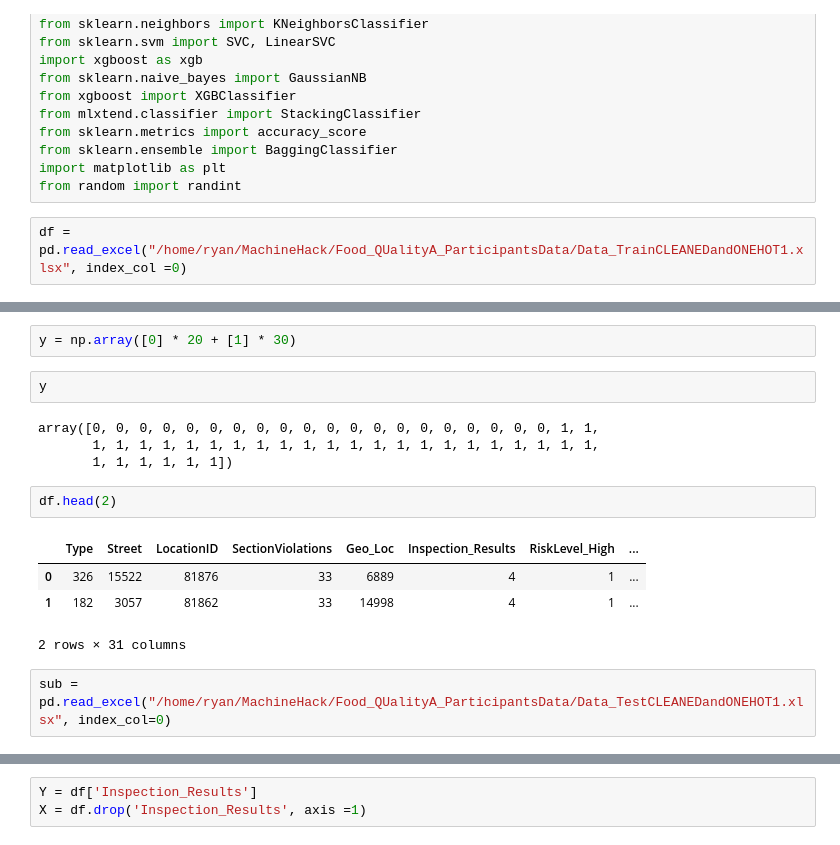
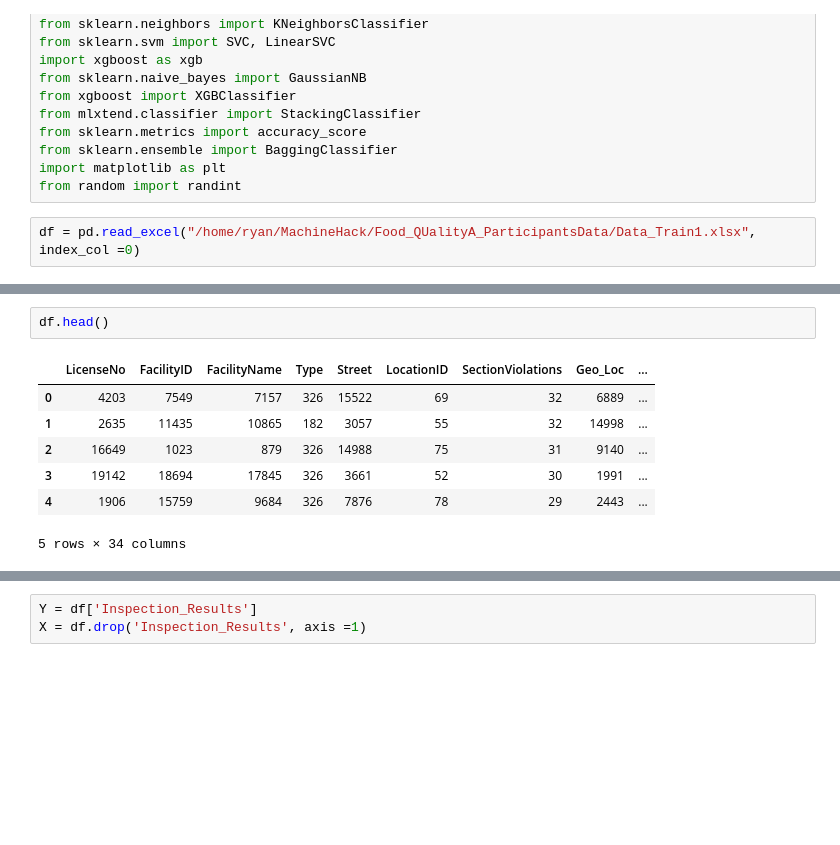
Before and after one commit to DataSenseiAryan/MachineHackFoodQuality, a Jupyter notebook: Food_QUalityA_ParticipantsData/MHFOOD4Stacking.ipynb, the cells around one changed output, grey strips where cells are left out. Saved outputs shown, nothing was run; the diff lists cells and outputs as text; blank space fills up the shorter version.

```diff
--- a/Food_QUalityA_ParticipantsData/MHFOOD4Stacking.ipynb
+++ b/Food_QUalityA_ParticipantsData/MHFOOD4Stacking.ipynb
@@ -19,4 +19,4 @@ from sklearn.ensemble import BaggingClassifier
 import matplotlib as plt
 from random import randint
 # %%
-df = pd.read_excel("/home/ryan/MachineHack/Food_QUalityA_ParticipantsData/Data_TrainCLEANEDandONEHOT1.xlsx", index_col =0)
+df = pd.read_excel("/home/ryan/MachineHack/Food_QUalityA_ParticipantsData/Data_Train1.xlsx", index_col =0)
@@ -30,17 +23,10 @@ X[:, 2] = rng.randint(3, size=n_samples)
-# %%
-y = np.array([0] * 20 + [1] * 30)
-# %%
-y
-# %% [output]
-array([0, 0, 0, 0, 0, 0, 0, 0, 0, 0, 0, 0, 0, 0, 0, 0, 0, 0, 0, 0, 1, 1,
-       1, 1, 1, 1, 1, 1, 1, 1, 1, 1, 1, 1, 1, 1, 1, 1, 1, 1, 1, 1, 1, 1,
-       1, 1, 1, 1, 1, 1])
 # %%
-df.head(2)
+df.head()
 # %% [output]
-|  | Type | Street | LocationID | SectionViolations | Geo_Loc | Inspection_Results | RiskLevel_High | ... |
-| 0 | 326 | 15522 | 81876 | 33 | 6889 | 4 | 1 | ... |
-| 1 | 182 | 3057 | 81862 | 33 | 14998 | 4 | 1 | ... |
+|  | LicenseNo | FacilityID | FacilityName | Type | Street | LocationID | SectionViolations | Geo_Loc | ... |
+| 0 | 4203 | 7549 | 7157 | 326 | 15522 | 69 | 32 | 6889 | ... |
+| 1 | 2635 | 11435 | 10865 | 182 | 3057 | 55 | 32 | 14998 | ... |
+| 2 | 16649 | 1023 | 879 | 326 | 14988 | 75 | 31 | 9140 | ... |
+| 3 | 19142 | 18694 | 17845 | 326 | 3661 | 52 | 30 | 1991 | ... |
+| 4 | 1906 | 15759 | 9684 | 326 | 7876 | 78 | 29 | 2443 | ... |
-2 rows × 31 columns
+5 rows × 34 columns
-# %%
-sub = pd.read_excel("/home/ryan/MachineHack/Food_QUalityA_ParticipantsData/Data_TestCLEANEDandONEHOT1.xlsx", index_col=0)
```
Also changed, not shown: parts of 42 cells of this notebook, 3 other files.
